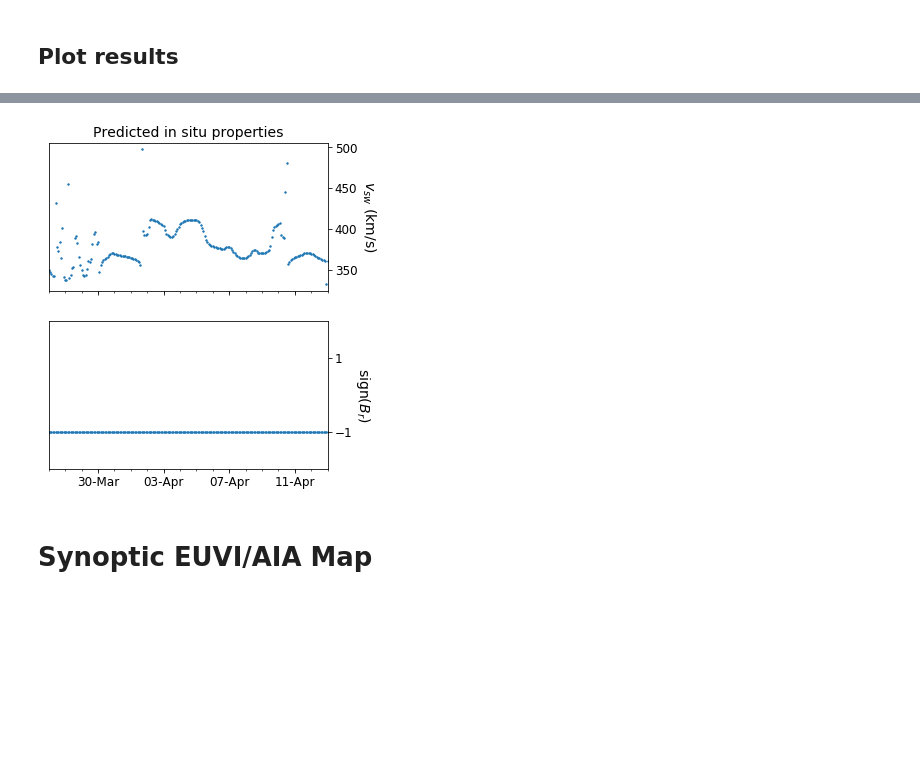
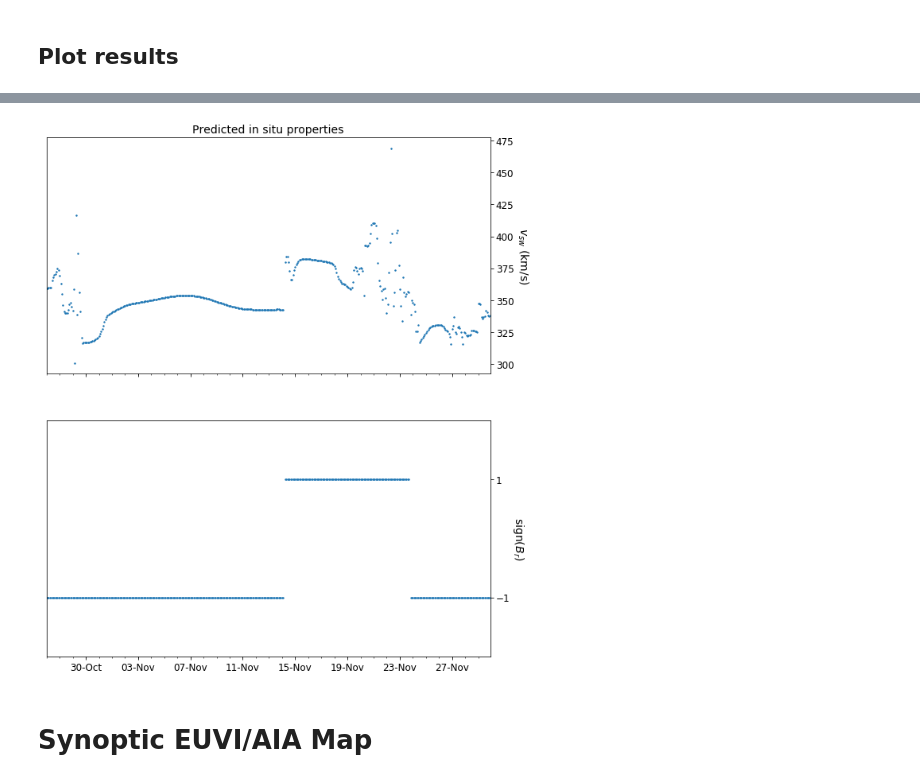
Before and after one commit to pymilo/publication-code, a Jupyter notebook: 2019-psp-connection/pfss_connection-Edited.ipynb, the cells around one changed output, grey strips where cells are left out. Cells and saved outputs as stored; diff of their text form; code cells hidden in the pictures; blank space fills up the shorter version.

```diff
--- a/2019-psp-connection/pfss_connection-Edited.ipynb
+++ b/2019-psp-connection/pfss_connection-Edited.ipynb
@@ -82,7 +83,7 @@ def extract_br(m):
 # %% [markdown]
 Get data for map closest to perihelion
 # %%
-gong_map = sunpy.map.Map('mrzqs190325t0904c2215_130.fits')
+gong_map = sunpy.map.Map('mrzqs181111t1104c2210_094.fits')
 br = extract_br(gong_map)
 # %% [markdown]
 Set up PFSS input and calculate PFSS solution
@@ -198,29 +224,29 @@ fig.savefig('fline_mapping.pdf', bbox_inches='tight')
 # %%
-fig, axs = plt.subplots(nrows=2, figsize=(5, 6), sharex=True)
+fig, axs = plt.subplots(nrows=2, figsize=(10, 12), sharex=True)
 
 ax = axs[0]
 ax.scatter(psp.times, 267.5 + 410 / (expansion_factors**(0.4)), s=2)
 ax.set_title('Predicted in situ properties')
 ax.set_ylabel('$v_{sw}$ (km/s)', rotation=-90, labelpad=20)
 
 ax = axs[1]
 ax.scatter(psp.times, polarities, s=2)
 ax.set_ylabel('sign$(B_{r})$', rotation=-90, labelpad=20)
 ax.set_ylim(-2, 2)
 
 ax.yaxis.set_major_locator(mticker.FixedLocator([-1, 1]))
 ax.xaxis.set_major_locator(mdates.DayLocator(interval=4))
 ax.xaxis.set_minor_locator(mdates.DayLocator(interval=1))
 ax.xaxis.set_major_formatter(mdates.DateFormatter("%d-%b"))
 ax.set_xlim(psp.times[0], psp.times[-1])
 
 for ax in axs:
     ax.yaxis.tick_right()
     ax.yaxis.set_label_position("right")
 
 fig.savefig('tseries.pdf', bbox_inches='tight')
 # %% [output]
-[figure, old version]
+[figure, new version]
 # %% [markdown]
 # Synoptic EUVI/AIA Map
 # %%
```
Also changed, not shown: parts of 9 cells of this notebook, 3 other files.
